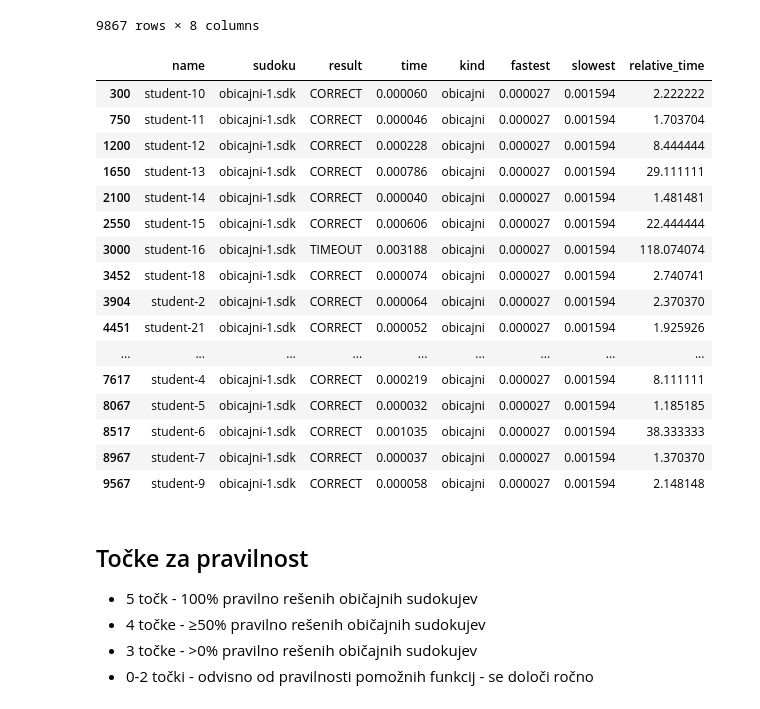
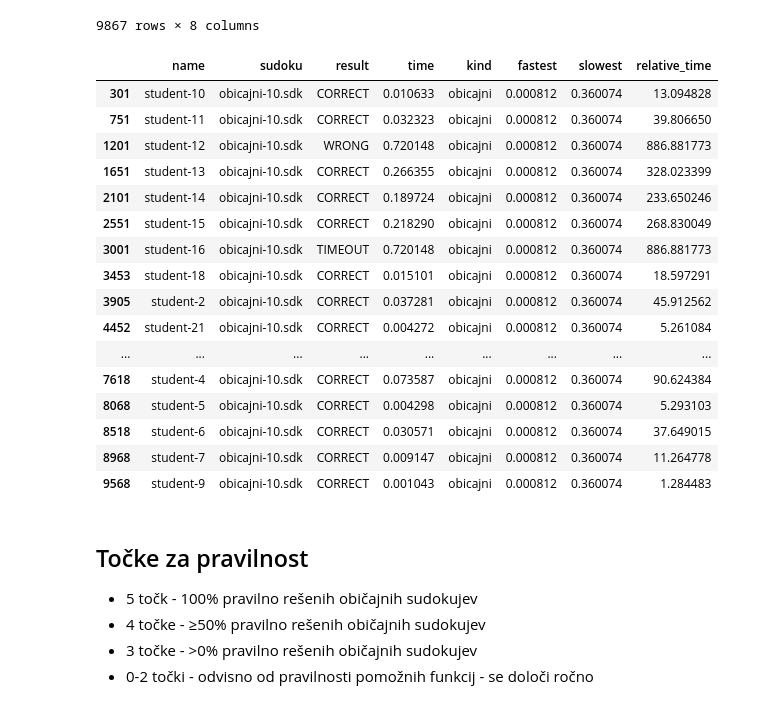
Before and after one commit to valentinamacek/programiranje-1, a Jupyter notebook: domaca-naloga/benchmarks.ipynb, the cells around one changed output. Drawn from its saved outputs; the diff is of its cells as text; code cells hidden in the pictures.

```diff
--- a/domaca-naloga/benchmarks.ipynb
+++ b/domaca-naloga/benchmarks.ipynb
@@ -43,25 +43,25 @@ benchmarks
 | 9866 | student-9 | termometri-99.sdk | WRONG | 0.002724 | termometri | 0.001362 | 0.001362 | 2.000000 |
 9867 rows × 8 columns
 # %%
-benchmarks.loc[benchmarks["sudoku"]=="obicajni-1.sdk"]
+benchmarks.loc[benchmarks["sudoku"]=="obicajni-10.sdk"]
 # %% [output]
 |  | name | sudoku | result | time | kind | fastest | slowest | relative_time |
-| 300 | student-10 | obicajni-1.sdk | CORRECT | 0.000060 | obicajni | 0.000027 | 0.001594 | 2.222222 |
-| 750 | student-11 | obicajni-1.sdk | CORRECT | 0.000046 | obicajni | 0.000027 | 0.001594 | 1.703704 |
-| 1200 | student-12 | obicajni-1.sdk | CORRECT | 0.000228 | obicajni | 0.000027 | 0.001594 | 8.444444 |
-| 1650 | student-13 | obicajni-1.sdk | CORRECT | 0.000786 | obicajni | 0.000027 | 0.001594 | 29.111111 |
-| 2100 | student-14 | obicajni-1.sdk | CORRECT | 0.000040 | obicajni | 0.000027 | 0.001594 | 1.481481 |
-| 2550 | student-15 | obicajni-1.sdk | CORRECT | 0.000606 | obicajni | 0.000027 | 0.001594 | 22.444444 |
-| 3000 | student-16 | obicajni-1.sdk | TIMEOUT | 0.003188 | obicajni | 0.000027 | 0.001594 | 118.074074 |
-| 3452 | student-18 | obicajni-1.sdk | CORRECT | 0.000074 | obicajni | 0.000027 | 0.001594 | 2.740741 |
-| 3904 | student-2 | obicajni-1.sdk | CORRECT | 0.000064 | obicajni | 0.000027 | 0.001594 | 2.370370 |
-| 4451 | student-21 | obicajni-1.sdk | CORRECT | 0.000052 | obicajni | 0.000027 | 0.001594 | 1.925926 |
+| 301 | student-10 | obicajni-10.sdk | CORRECT | 0.010633 | obicajni | 0.000812 | 0.360074 | 13.094828 |
+| 751 | student-11 | obicajni-10.sdk | CORRECT | 0.032323 | obicajni | 0.000812 | 0.360074 | 39.806650 |
+| 1201 | student-12 | obicajni-10.sdk | WRONG | 0.720148 | obicajni | 0.000812 | 0.360074 | 886.881773 |
+| 1651 | student-13 | obicajni-10.sdk | CORRECT | 0.266355 | obicajni | 0.000812 | 0.360074 | 328.023399 |
+| 2101 | student-14 | obicajni-10.sdk | CORRECT | 0.189724 | obicajni | 0.000812 | 0.360074 | 233.650246 |
+| 2551 | student-15 | obicajni-10.sdk | CORRECT | 0.218290 | obicajni | 0.000812 | 0.360074 | 268.830049 |
+| 3001 | student-16 | obicajni-10.sdk | TIMEOUT | 0.720148 | obicajni | 0.000812 | 0.360074 | 886.881773 |
+| 3453 | student-18 | obicajni-10.sdk | CORRECT | 0.015101 | obicajni | 0.000812 | 0.360074 | 18.597291 |
+| 3905 | student-2 | obicajni-10.sdk | CORRECT | 0.037281 | obicajni | 0.000812 | 0.360074 | 45.912562 |
+| 4452 | student-21 | obicajni-10.sdk | CORRECT | 0.004272 | obicajni | 0.000812 | 0.360074 | 5.261084 |
 | ... | ... | ... | ... | ... | ... | ... | ... | ... |
-| 7617 | student-4 | obicajni-1.sdk | CORRECT | 0.000219 | obicajni | 0.000027 | 0.001594 | 8.111111 |
-| 8067 | student-5 | obicajni-1.sdk | CORRECT | 0.000032 | obicajni | 0.000027 | 0.001594 | 1.185185 |
-| 8517 | student-6 | obicajni-1.sdk | CORRECT | 0.001035 | obicajni | 0.000027 | 0.001594 | 38.333333 |
-| 8967 | student-7 | obicajni-1.sdk | CORRECT | 0.000037 | obicajni | 0.000027 | 0.001594 | 1.370370 |
-| 9567 | student-9 | obicajni-1.sdk | CORRECT | 0.000058 | obicajni | 0.000027 | 0.001594 | 2.148148 |
+| 7618 | student-4 | obicajni-10.sdk | CORRECT | 0.073587 | obicajni | 0.000812 | 0.360074 | 90.624384 |
+| 8068 | student-5 | obicajni-10.sdk | CORRECT | 0.004298 | obicajni | 0.000812 | 0.360074 | 5.293103 |
+| 8518 | student-6 | obicajni-10.sdk | CORRECT | 0.030571 | obicajni | 0.000812 | 0.360074 | 37.649015 |
+| 8968 | student-7 | obicajni-10.sdk | CORRECT | 0.009147 | obicajni | 0.000812 | 0.360074 | 11.264778 |
+| 9568 | student-9 | obicajni-10.sdk | CORRECT | 0.001043 | obicajni | 0.000812 | 0.360074 | 1.284483 |
 # %% [markdown]
 ## Točke za pravilnost
 
```
Also changed, not shown: parts of 6 cells of this notebook, 6 other files.
